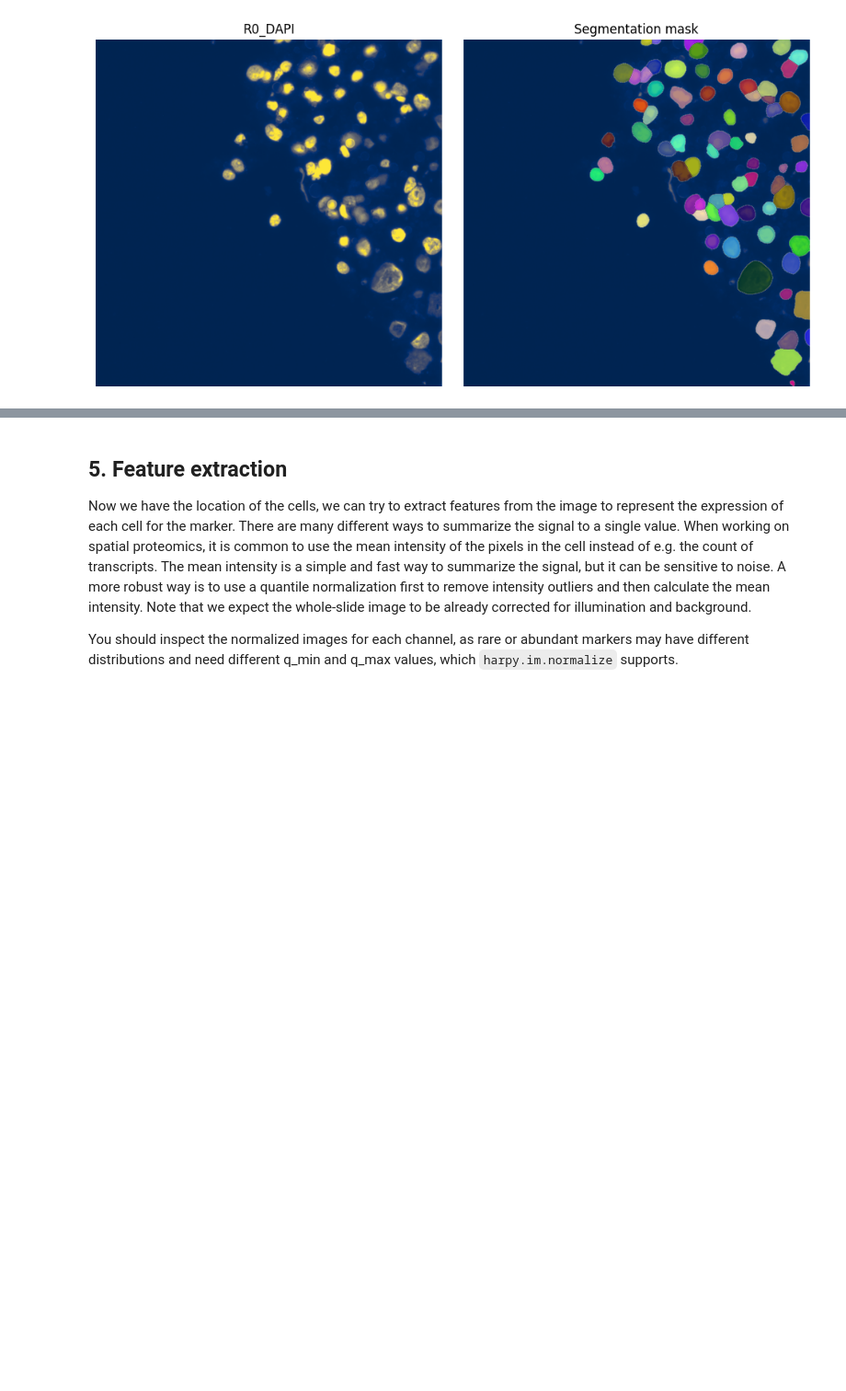
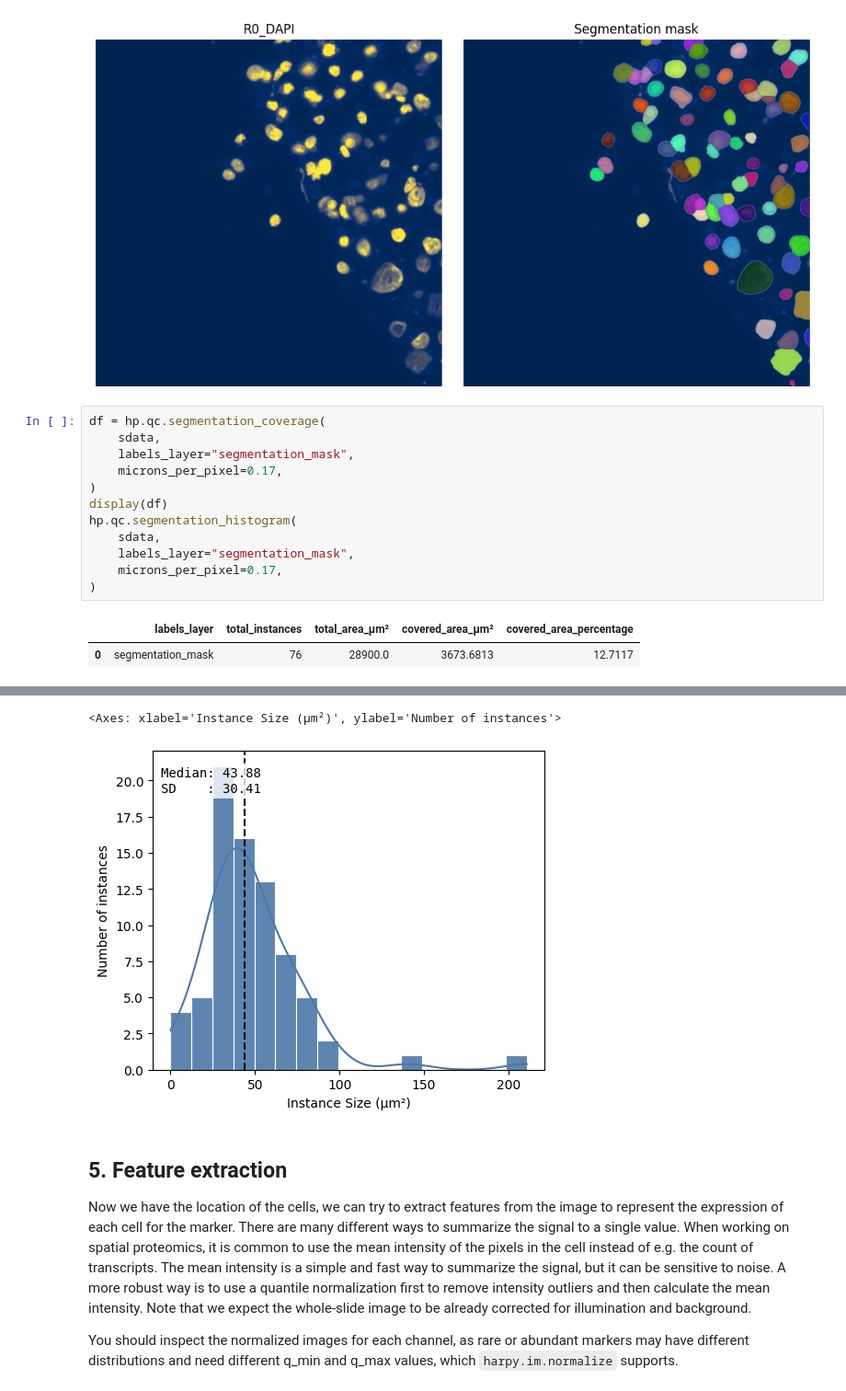
Before and after one commit to vibspatial/harpy_notebooks, a Jupyter notebook: general/Harpy_feature_calculation.ipynb, the cells around one changed output, grey strips where cells are left out. Shown at 92% size. Drawn from its saved outputs; the diff is of its cells as text; blank space fills up the shorter version.

```diff
--- a/general/Harpy_feature_calculation.ipynb
+++ b/general/Harpy_feature_calculation.ipynb
@@ -205,3 +206,18 @@ plt.tight_layout()
 plt.show()
 # %% [output]
 [figure]
+# %%
+df = hp.qc.segmentation_coverage(
+    sdata,
+    labels_layer="segmentation_mask",
+    microns_per_pixel=0.17,
+)
+display(df)
+hp.qc.segmentation_histogram(
+    sdata,
+    labels_layer="segmentation_mask",
+    microns_per_pixel=0.17,
+)
+# %% [output]
+|  | labels_layer | total_instances | total_area_μm² | covered_area_μm² | covered_area_percentage |
+| 0 | segmentation_mask | 76 | 28900.0 | 3673.6813 | 12.7117 |
@@ -208,3 +226,5 @@ plt.show()
+<Axes: xlabel='Instance Size (μm²)', ylabel='Number of instances'>
+[figure, added]
 # %% [markdown]
 ## 5. Feature extraction
 
```
Also changed, not shown: parts of 16 cells of this notebook.
